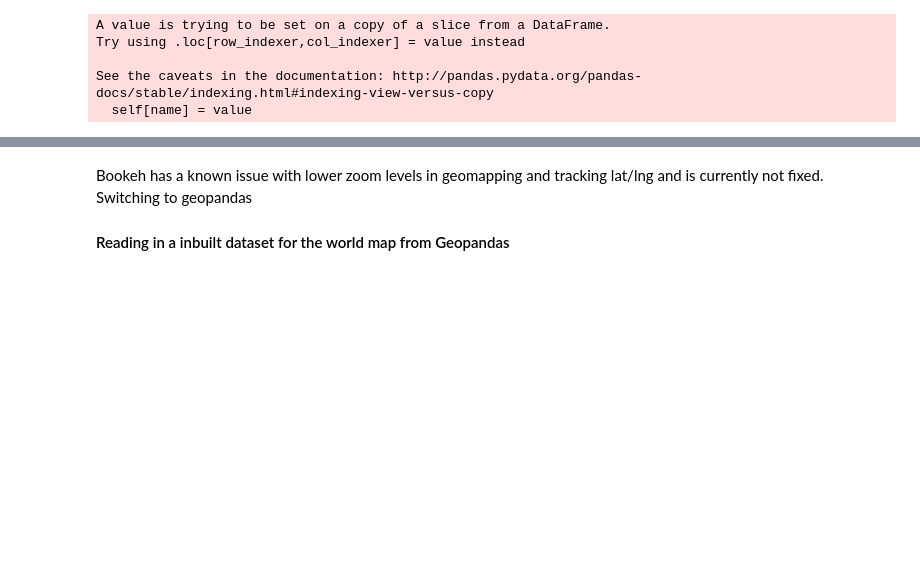
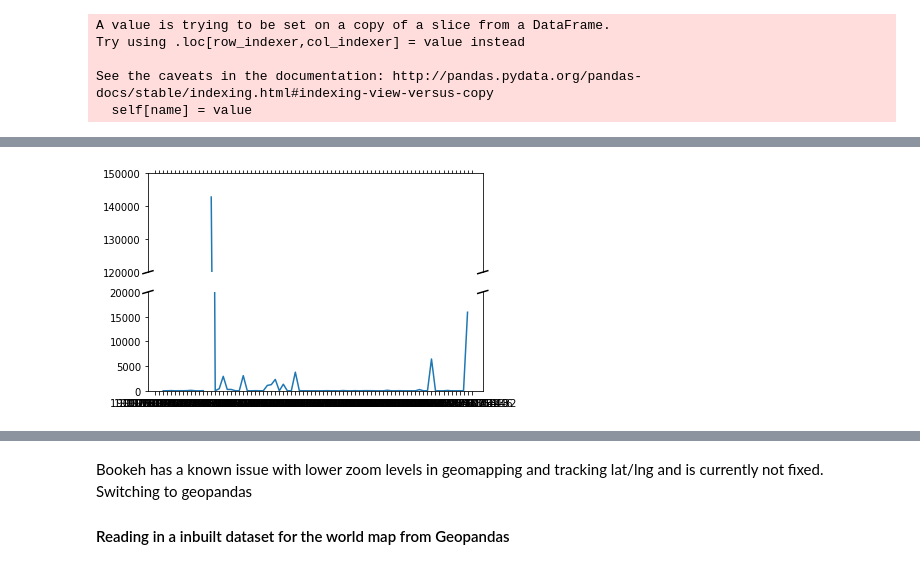
Before and after one commit to shrutijalewar/data-question-3-xtreme-united, a Jupyter notebook: dq-3.ipynb, the cells around one changed output, grey strips where cells are left out. Saved outputs shown, nothing was run; the diff lists cells and outputs as text; code cells hidden in the pictures; blank space fills up the shorter version.

```diff
--- a/dq-3.ipynb
+++ b/dq-3.ipynb
@@ -334,3 +316,7 @@ Try using .loc[row_indexer,col_indexer] = value instead
 
 See the caveats in the documentation: http://pandas.pydata.org/pandas-docs/stable/indexing.html#indexing-view-versus-copy
   self[name] = value
+# %%
+eq_df_japan = eq_df.loc[eq_df['country'].isin(['Japan'])]
+eq_df_japan = eq_df_japan.drop(['sec_effects', 'shaking_deaths','pde_total' , 'utsu_total',  'em_total','other_deaths'], 1)
+print(eq_df_japan.head)
@@ -336,0 +341,24 @@ See the caveats in the documentation: http://pandas.pydata.org/pandas-docs/stabl
+# %%
+f, (ax, ax2) = plt.subplots(2, 1, sharex=True)
+ax.plot(eq_df_japan.origin,eq_df_japan.deaths)
+ax2.plot(eq_df_japan.origin,eq_df_japan.deaths)
+
+ax.set_ylim(120000, 150000)  # outliers only
+ax2.set_ylim(0, 20000)  # most of the data
+ax.spines['bottom'].set_visible(False)
+ax2.spines['top'].set_visible(False)
+ax.xaxis.tick_top()
+ax.tick_params(labeltop='off')  # don't put tick labels at the top
+ax2.xaxis.tick_bottom()
+
+d = .015
+kwargs = dict(transform=ax.transAxes, color='k', clip_on=False)
+ax.plot((-d, +d), (-d, +d), **kwargs)        # top-left diagonal
+ax.plot((1 - d, 1 + d), (-d, +d), **kwargs)  # top-right diagonal
+
+kwargs.update(transform=ax2.transAxes)  # switch to the bottom axes
+ax2.plot((-d, +d), (1 - d, 1 + d), **kwargs)  # bottom-left diagonal
+ax2.plot((1 - d, 1 + d), (1 - d, 1 + d), **kwargs)
+plt.show()
+# %% [output]
+[figure, added]
```
Also changed, not shown: parts of 9 cells of this notebook, 4 other files.
